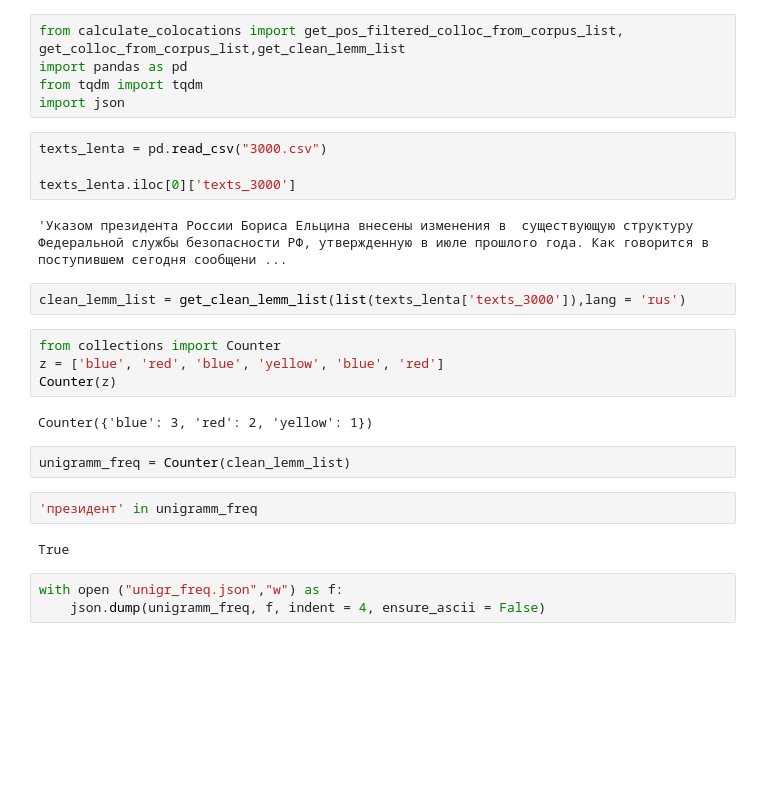
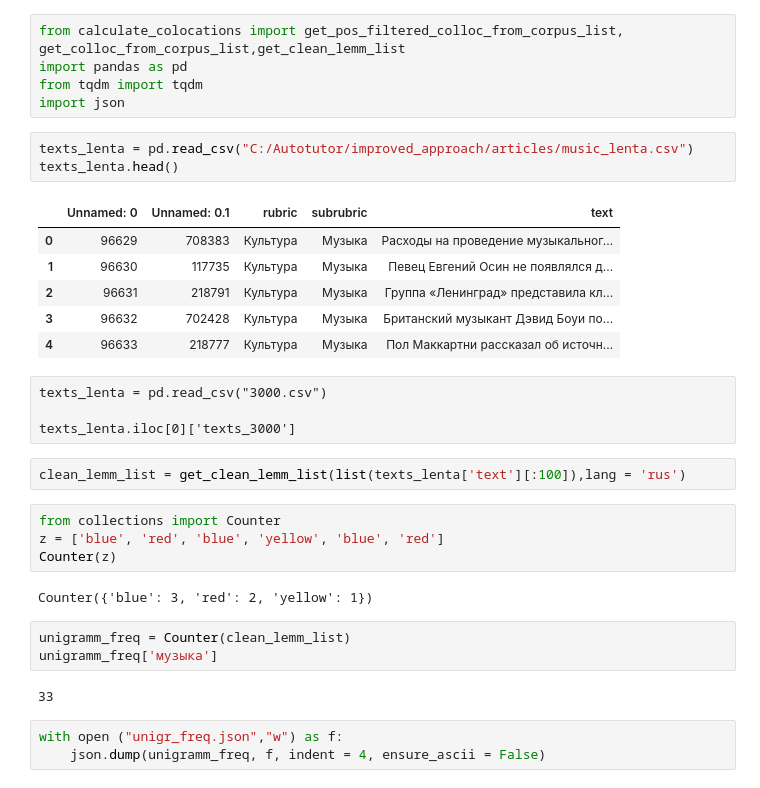
Before and after one commit to bbkjunior/Autotutor, a Jupyter notebook: improved_approach/colloc/get_colloc_and_unigramm_freq.ipynb, the cells around one changed output. Cells and saved outputs as stored; diff of their text form; blank space fills up the shorter version.

```diff
--- a/improved_approach/colloc/get_colloc_and_unigramm_freq.ipynb
+++ b/improved_approach/colloc/get_colloc_and_unigramm_freq.ipynb
@@ -4,13 +4,21 @@ import pandas as pd
 from tqdm import tqdm
 import json
 # %%
-texts_lenta = pd.read_csv("3000.csv")
-
-texts_lenta.iloc[0]['texts_3000']
+texts_lenta = pd.read_csv("C:/Autotutor/improved_approach/articles/music_lenta.csv")
+texts_lenta.head()
 # %% [output]
-'Указом президента России Бориса Ельцина внесены изменения в  существующую структуру Федеральной службы безопасности РФ, утвержденную в июле прошлого года. Как говорится в поступившем сегодня сообщени ...
+|  | Unnamed: 0 | Unnamed: 0.1 | rubric | subrubric | text |
+| 0 | 96629 | 708383 | Культура | Музыка | Расходы на проведение музыкальног... |
+| 1 | 96630 | 117735 | Культура | Музыка | Певец Евгений Осин не появлялся д... |
+| 2 | 96631 | 218791 | Культура | Музыка | Группа «Ленинград» представила кл... |
+| 3 | 96632 | 702428 | Культура | Музыка | Британский музыкант Дэвид Боуи по... |
+| 4 | 96633 | 218777 | Культура | Музыка | Пол Маккартни рассказал об источн... |
+# %% [raw]
+texts_lenta = pd.read_csv("3000.csv")
+
+texts_lenta.iloc[0]['texts_3000']
 # %%
-clean_lemm_list = get_clean_lemm_list(list(texts_lenta['texts_3000']),lang = 'rus')
+clean_lemm_list = get_clean_lemm_list(list(texts_lenta['text'][:100]),lang = 'rus')
 # %%
 from collections import Counter
 z = ['blue', 'red', 'blue', 'yellow', 'blue', 'red']
@@ -19,10 +27,9 @@ Counter(z)
 Counter({'blue': 3, 'red': 2, 'yellow': 1})
 # %%
 unigramm_freq = Counter(clean_lemm_list)
+unigramm_freq['музыка']
+# %% [output]
+33
-# %%
-'президент' in unigramm_freq
-# %% [output]
-True
 # %%
 with open ("unigr_freq.json","w") as f:
     json.dump(unigramm_freq, f, indent = 4, ensure_ascii = False)
```
Also changed, not shown: parts of 5 cells of this notebook, 10 other files.
